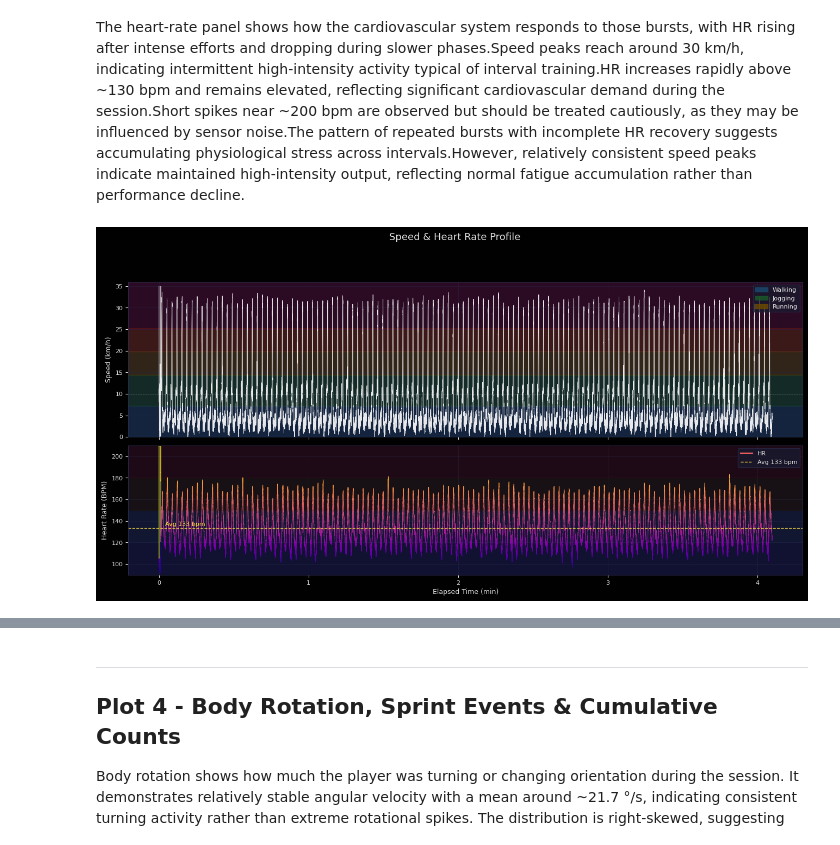
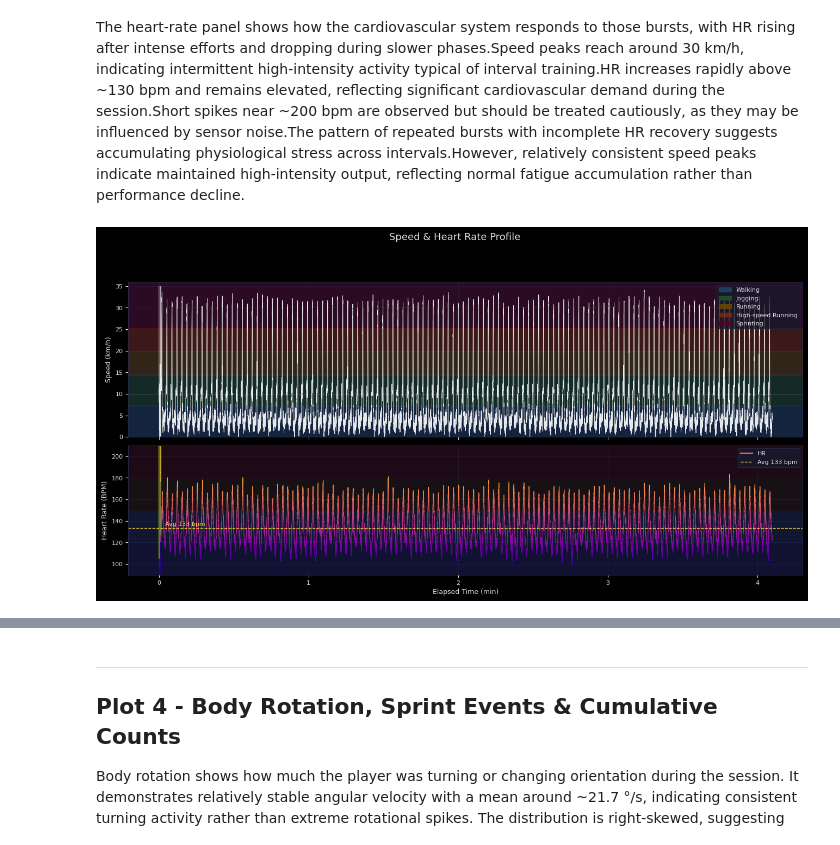
Before and after one commit to SSS-R/UPI, a Jupyter notebook: football_case_study.ipynb, the cells around one changed output, grey strips where cells are left out. Cells and saved outputs as stored; diff of their text form; code cells hidden in the pictures.

```diff
--- a/football_case_study.ipynb
+++ b/football_case_study.ipynb
@@ -20,39 +20,63 @@ Libraries loaded successfully ✓
 # %% [markdown]
 ## 1· Load & Prepare Data
 # %%
-# ── Load ─────────────────────────────────────────────────────────────────────
+# Load
 df = pd.read_csv("session-run-2-2026-03-18.csv")
 df['Timestamp'] = pd.to_datetime(df['Timestamp'])
 df = df.sort_values('Timestamp').reset_index(drop=True)
 
-# ── Elapsed time scaled to 0–4.1 min (matching wearable sample window) ───────
+# Elapsed time scaled to 0-4.1 min (matching wearable sample window)
 df['elapsed_min'] = np.linspace(0, 4.1, len(df))
 
-# ── Clean sensor spikes ───────────────────────────────────────────────────────
+# Column lookup keeps the notebook robust to encoding differences in unit symbols.
+accel_col = next(c for c in df.columns if c.startswith('Acceleration'))
+rot_col = next(c for c in df.columns if c.startswith('Body Rotation'))
+
+# Clean sensor spikes
 df['Speed_clean'] = df['Speed (km/h)'].clip(0, 35)
 df['HR_clean']    = df['Heart Rate (BPM)'].clip(90, 210)
-df['Accel_clean'] = df['Acceleration (m/s²)'].clip(0, 20)
 
-# ── GPS — keep only valid coordinates ────────────────────────────────────────
+# The raw acceleration column is centered near 9.81 m/s^2, so it behaves like
+# accelerometer magnitude including gravity, not true movement acceleration.
+df['Accel_sensor_magnitude'] = df[accel_col].clip(0, 20)
+
+t_sec = df['elapsed_min'].values * 60
+speed_ms = df['Speed_clean'].values / 3.6
+accel_win = max(5, int(1 * len(df) / 246))  # about a 1-second smoothing window
+if accel_win % 2 == 0:
+    accel_win += 1
+speed_ms_smooth = (
+    pd.Series(speed_ms)
+      .rolling(accel_win, center=True, min_periods=1).median()
+      .rolling(accel_win, center=True, min_periods=1).mean()
+      .values
+)
+df['Accel_movement_signed'] = np.clip(np.gradient(speed_ms_smooth, t_sec), -8, 8)
+df['Accel_movement_abs'] = np.abs(df['Accel_movement_signed'])
+df['Accel_clean'] = df['Accel_movement_abs']
+
+# GPS: keep only valid coordinates
 geo = df[(df['Latitude'] != 0) & (df['Longitude'] != 0)].copy()
 lat0 = geo['Latitude'].mean()
 lon0 = geo['Longitude'].mean()
 geo['x_m'] = (geo['Longitude'] - lon0) * np.cos(np.radians(lat0)) * 111320
 geo['y_m'] = (geo['Latitude']  - lat0) * 111320
 
-# ── Convenience arrays ────────────────────────────────────────────────────────
+# Convenience arrays
 t         = df['elapsed_min'].values
 spd       = df['Speed_clean'].values
 hr        = df['HR_clean'].values
 accel     = df['Accel_clean'].values
+accel_raw = df['Accel_sensor_magnitude'].values
 pl_cum    = df['PlayerLoad (cumulative)'].values
 pl_ins    = df['PlayerLoad (instant)'].values.clip(0, 0.07)
-rot       = df['Body Rotation (°/s)'].clip(0, 85).values
+rot       = df[rot_col].clip(0, 85).values
 accel_ev  = df['Accel Events'].values
 decel_ev  = df['Decel Events'].values
 sprint_c  = df['Sprint Count'].values
 
 print(f'Rows: {len(df):,}  |  GPS rows: {len(geo):,}  |  Duration: {t[-1]:.2f} min')
-df[['Speed_clean','HR_clean','Accel_clean','PlayerLoad (instant)','Body Rotation (°/s)']].describe().round(2)
+df[['Speed_clean', 'HR_clean', 'Accel_sensor_magnitude', 'Accel_clean',
+    'PlayerLoad (instant)', rot_col]].describe().round(2)
 # %% [output]
 Rows: 52,982  |  GPS rows: 52,824  |  Duration: 4.10 min
@@ -318,39 +343,41 @@ ax_s.set_ylim(0, 36)
 band_patches = [
     mpatches.Patch(color='#1a4a6e', alpha=0.8, label='Walking'),
     mpatches.Patch(color='#1a5a2a', alpha=0.8, label='Jogging'),
-    mpatches.Patch(color='#6e4a00', alpha=0.8, label='Running')
+    mpatches.Patch(color='#6e4a00', alpha=0.8, label='Running'),
+    mpatches.Patch(color='#8a2a00', alpha=0.8, label='High-speed Running'),
+    mpatches.Patch(color='#5a0022', alpha=0.8, label='Sprinting')
 ]
 ax_s.legend(handles=band_patches, fontsize=8, loc='upper right',
             facecolor='#1a1a2e', edgecolor=GRID_COL, labelcolor=TEXT_COL)
 style_ax(ax_s, ylabel='Speed (km/h)')
 ax_s.set_xticklabels([])
 
 # ── HR panel ──────────────────────────────────────────────────────────────────
 hr_cmap = plt.cm.plasma
 hr_norm = plt.Normalize(90, 200)
 for i in range(len(t) - 1):
     ax_h.plot(t[i:i+2], hr[i:i+2], color=hr_cmap(hr_norm(hr[i])), linewidth=0.8)
 
 avg_hr = hr.mean()
 ax_h.axhline(avg_hr, color='#FFDD44', linewidth=1.0, linestyle='--', alpha=0.8)
 ax_h.text(t[-1] * 0.01, avg_hr + 2, f'Avg {avg_hr:.0f} bpm', color='#FFDD44', fontsize=8)
 
 for lo, hi, col in [(90,120,'#111144'),(120,150,'#112244'),(150,180,'#221100'),(180,210,'#330000')]:
     ax_h.axhspan(lo, hi, color=col, alpha=0.4)
 
 ax_h.set_ylim(90, 210)
 hr_lines = [
     Line2D([0],[0], color='#FF6666', linewidth=1.5, label='HR'),
     Line2D([0],[0], color='#FFDD44', linewidth=1.0, linestyle='--', label=f'Avg {avg_hr:.0f} bpm')
 ]
 ax_h.legend(handles=hr_lines, fontsize=8, loc='upper right',
             facecolor='#1a1a2e', edgecolor=GRID_COL, labelcolor=TEXT_COL)
 style_ax(ax_h, xlabel='Elapsed Time (min)', ylabel='Heart Rate (BPM)')
 
 plt.tight_layout()
 plt.show()
 # %% [output]
-[figure, old version]
+[figure, new version]
 # %% [markdown]
 ---
 ## Plot 3 - Acceleration Profile & PlayerLoad
```
Also changed, not shown: parts of 8 cells of this notebook, 1 other file.
